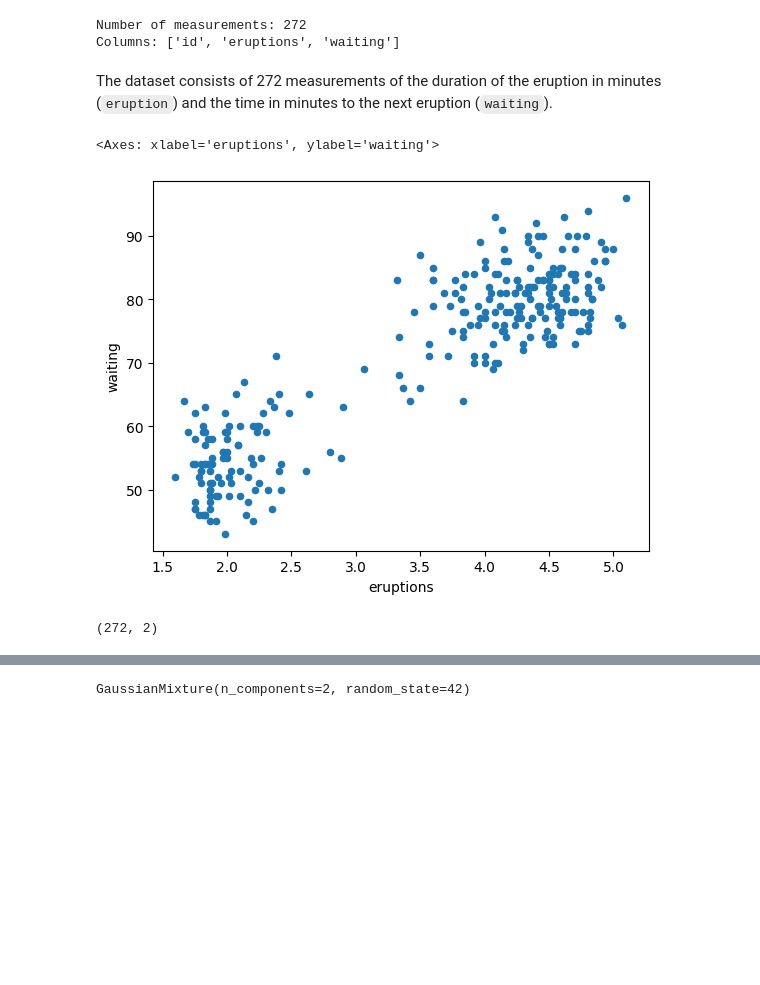
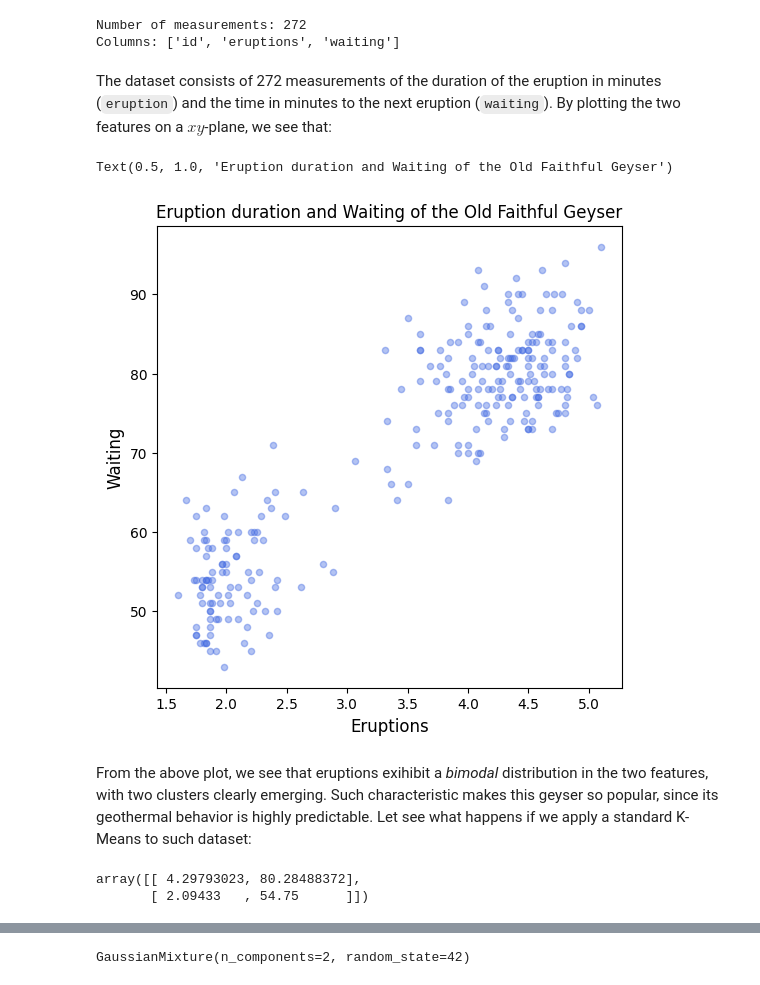
Before and after one commit to mirko-leccese/The-Machine-Learning-Project, a Jupyter notebook: clustering/gmm.ipynb, the cells around one changed output, grey strips where cells are left out. Saved outputs shown, nothing was run; the diff lists cells and outputs as text; code cells hidden in the pictures; blank space fills up the shorter version.

```diff
--- a/clustering/gmm.ipynb
+++ b/clustering/gmm.ipynb
@@ -98,9 +99,14 @@ print(f"Columns: {list(df.columns)}")
 Number of measurements: 272
 Columns: ['id', 'eruptions', 'waiting']
 # %% [markdown]
-The dataset consists of 272 measurements of the duration of the eruption in minutes (`eruption`) and the time in minutes to the next eruption (`waiting`).
+The dataset consists of 272 measurements of the duration of the eruption in minutes (`eruption`) and the time in minutes to the next eruption (`waiting`). By plotting the two features on a $xy$-plane, we see that:
 # %%
-df.plot(x="eruptions", y="waiting", kind="scatter")
+fig, ax = plt.subplots(figsize=(6,6))
+
+ax.scatter(df["eruptions"], df["waiting"], c="royalblue", s=20, alpha=0.4)
+ax.set_xlabel("Eruptions", fontsize=12)
+ax.set_ylabel("Waiting", fontsize=12)
+ax.set_title("Eruption duration and Waiting of the Old Faithful Geyser")
 # %% [output]
-<Axes: xlabel='eruptions', ylabel='waiting'>
+Text(0.5, 1.0, 'Eruption duration and Waiting of the Old Faithful Geyser')
-[figure, old version]
+[figure, new version]
@@ -109 +113,3 @@ gmm = GaussianMixture(n_components=2, covariance_type='full', random_state=42)
+# %% [markdown]
+From the above plot, we see that eruptions exihibit a *bimodal* distribution in the two features, with two clusters clearly emerging. Such characteristic makes this geyser so popular, since its geothermal behavior is highly predictable. Let see what happens if we apply a standard K-Means to such dataset:
 # %%
@@ -110,5 +117 @@ gmm = GaussianMixture(n_components=2, covariance_type='full', random_state=42)
 X = df[["eruptions", "waiting"]].values
-# %%
-X.shape
-# %% [output]
-(272, 2)
@@ -114,0 +124,5 @@ X.shape
+# %%
+kmeans_centers
+# %% [output]
+array([[ 4.29793023, 80.28488372],
+       [ 2.09433   , 54.75      ]])
```
Also changed, not shown: parts of 54 cells of this notebook.
